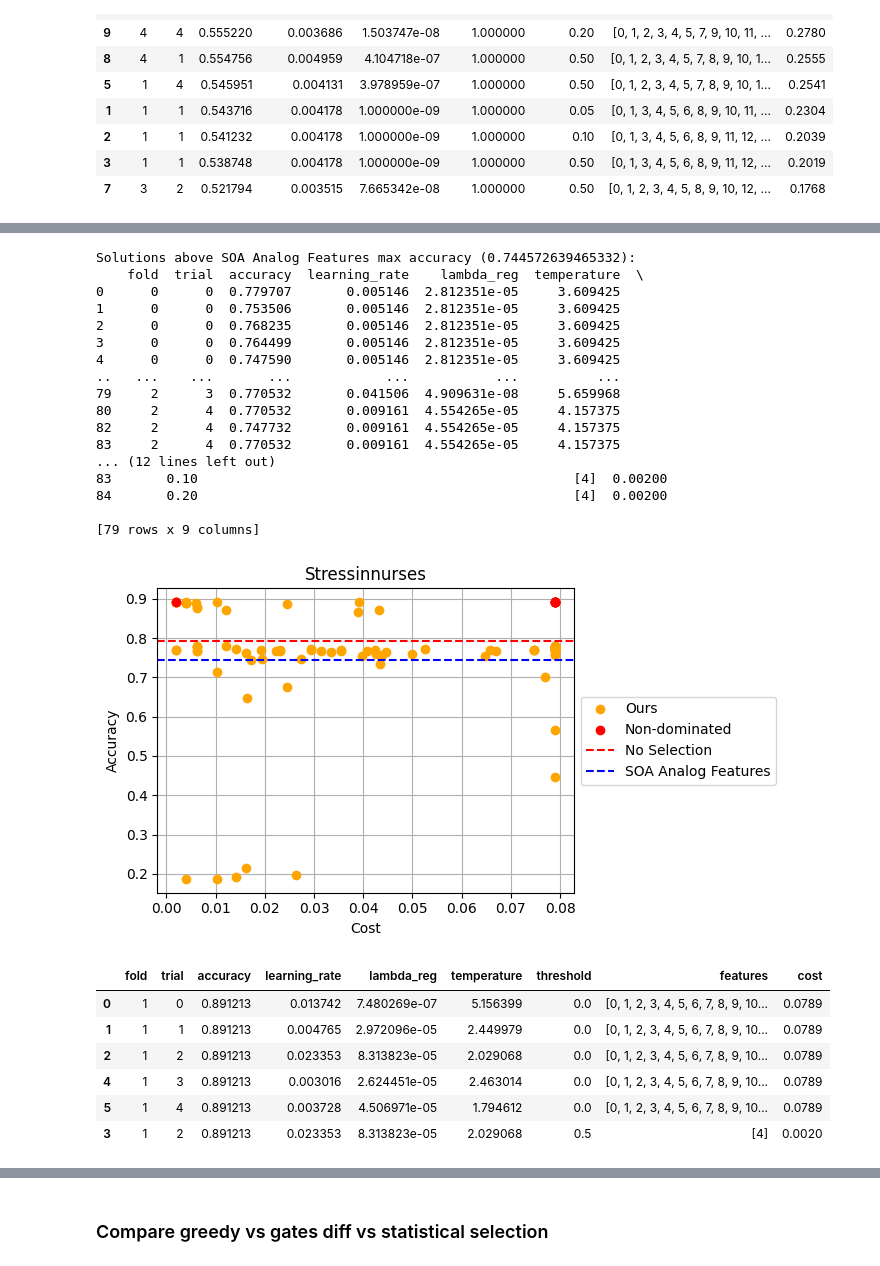
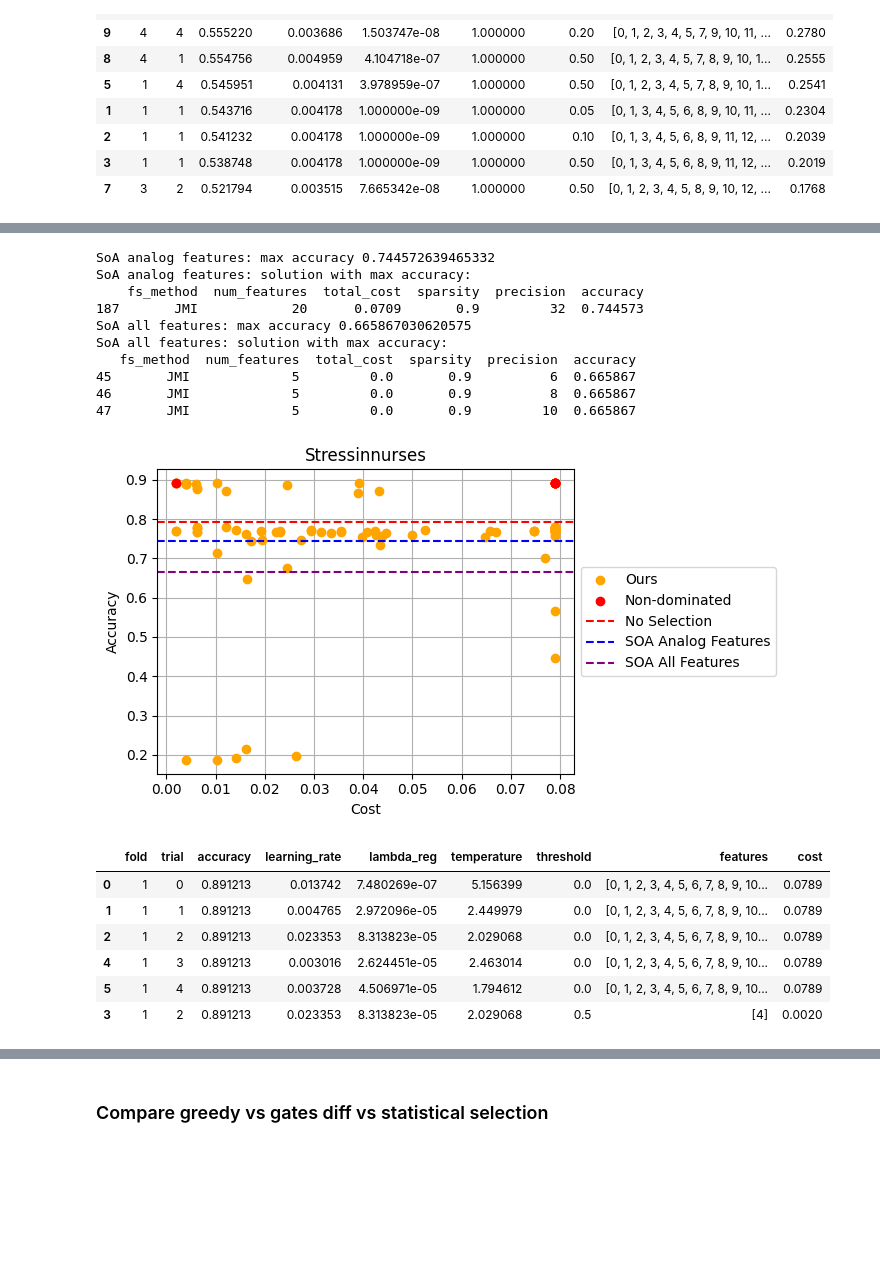
Before and after one commit to kompalas/flexaf, a Jupyter notebook: src/evaluation/plot_results.ipynb, the cells around one changed output, grey strips where cells are left out. Cells and saved outputs as stored; diff of their text form; code cells hidden in the pictures; blank space fills up the shorter version.

```diff
--- a/src/evaluation/plot_results.ipynb
+++ b/src/evaluation/plot_results.ipynb
@@ -239,42 +290,39 @@ Max accuracy from SOA Analog Features: 0.673184335231781
 # %%
 dataset = 'stressinnurses'
 expdir = '/home/balaskas/flexaf/saved_logs/stressinnurses/diff_fs_fcnn_stressinnurses___2025.08.08-11.59.24.548'  # fold 1, trial 1, features: [1, 5], Threshold: 0.05, subjects_to_keep = ['7E', '15', 'CE']
 # expdir = '/home/balaskas/flexaf/logs/diff_fs_fcnn_stressinnurses___2025.08.08-12.50.18.628'  # fold 1, trial 2, features: [0, 1, 2, 3, 4, 13, 15, 16, 18, 21, 22, 23], subjects_to_keep = ['7E', '15', 'CE']
 # soa_dir = '/home/balaskas/flexaf/saved_logs/wesad_merged/sota_mlp_wesad_merged___2025.08.06-19.42.23.758'
 
 csvfile = os.path.join(expdir, 'results', 'gated_model_results.csv')
 # soa_csvfile = os.path.join(soa_dir, 'statistical_results.csv')
 soa_csvfile = None
 
 soa_analogfeat_dir = '/home/balaskas/flexaf/saved_logs/stressinnurses/sota_fcnn_stressinnurses_analogfeat___2025.08.08-22.34.30.019'
 soa_analogfeat_csv = os.path.join(soa_analogfeat_dir, 'statistical_results.csv')
 
+soa_allfeat_dir = '/home/balaskas/flexaf/saved_logs/stressinnurses/sota_fcnn_stressinnurses_allfeat___2025.08.09-20.00.29.325'
+soa_allfeat_csv = os.path.join(soa_allfeat_dir, 'statistical_results.csv')
+
 no_selection_accuracy = 0.7924
 pareto_df = plot_accuracy_vs_cost_from_csv(csvfile,
                                            soa_csv_file=soa_csvfile,
                                            no_selection_accuracy=no_selection_accuracy,
                                            soa_analogfeat_csv=soa_analogfeat_csv,
+                                           soa_allfeat_csv=soa_allfeat_csv,
                                            title=dataset.capitalize())
 pareto_df.sort_values(by='accuracy', ascending=False)
 # %% [output]
-Solutions above SOA Analog Features max accuracy (0.744572639465332):
-    fold  trial  accuracy  learning_rate    lambda_reg  temperature  \
-0      0      0  0.779707       0.005146  2.812351e-05     3.609425
-1      0      0  0.753506       0.005146  2.812351e-05     3.609425
-2      0      0  0.768235       0.005146  2.812351e-05     3.609425
-3      0      0  0.764499       0.005146  2.812351e-05     3.609425
-4      0      0  0.747590       0.005146  2.812351e-05     3.609425
-..   ...    ...       ...            ...           ...          ...
-79     2      3  0.770532       0.041506  4.909631e-08     5.659968
-80     2      4  0.770532       0.009161  4.554265e-05     4.157375
-82     2      4  0.747732       0.009161  4.554265e-05     4.157375
-83     2      4  0.770532       0.009161  4.554265e-05     4.157375
-... (12 lines left out)
-83       0.10                                                [4]  0.00200
-84       0.20                                                [4]  0.00200
-
-[79 rows x 9 columns]
+SoA analog features: max accuracy 0.744572639465332
+SoA analog features: solution with max accuracy:
+    fs_method  num_features  total_cost  sparsity  precision  accuracy
+187       JMI            20      0.0709       0.9         32  0.744573
+SoA all features: max accuracy 0.665867030620575
+SoA all features: solution with max accuracy:
+   fs_method  num_features  total_cost  sparsity  precision  accuracy
+45       JMI             5         0.0       0.9          6  0.665867
+46       JMI             5         0.0       0.9          8  0.665867
+47       JMI             5         0.0       0.9         10  0.665867
-[figure, old version]
+[figure, new version]
 |  | fold | trial | accuracy | learning_rate | lambda_reg | temperature | threshold | features | cost |
 | 0 | 1 | 0 | 0.891213 | 0.013742 | 7.480269e-07 | 5.156399 | 0.0 | [0, 1, 2, 3, 4, 5, 6, 7, 8, 9, 10... | 0.0789 |
 | 1 | 1 | 1 | 0.891213 | 0.004765 | 2.972096e-05 | 2.449979 | 0.0 | [0, 1, 2, 3, 4, 5, 6, 7, 8, 9, 10... | 0.0789 |
```
Also changed, not shown: parts of 8 cells of this notebook, 19 other files.
